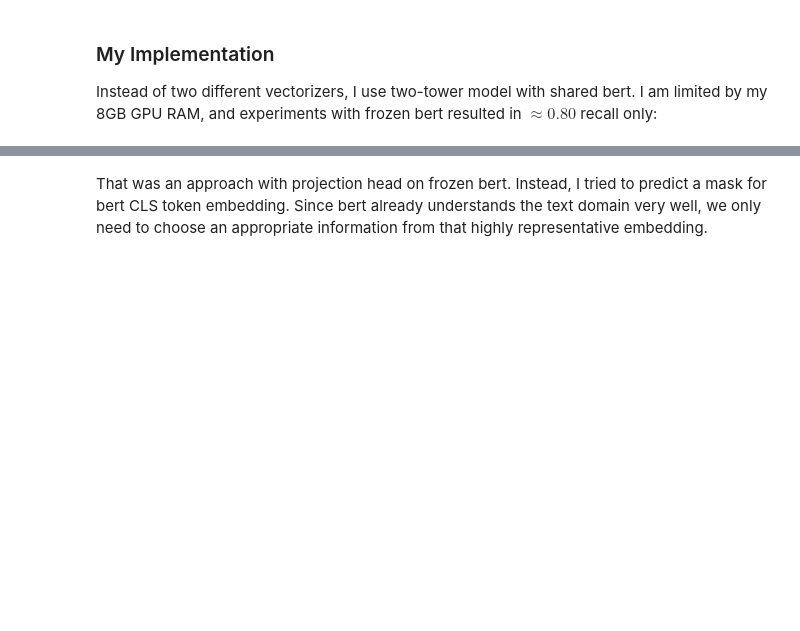
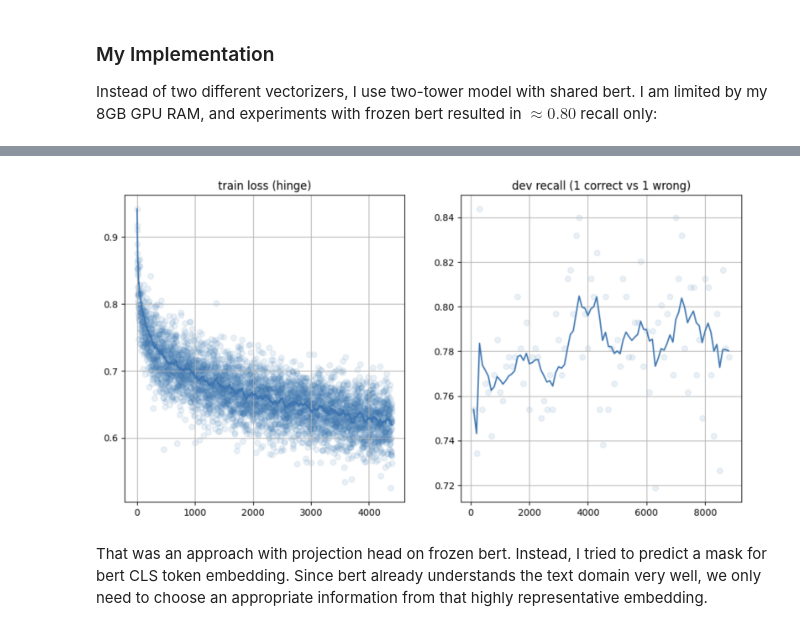
Before and after one commit to vagizD/nlp_course, a Jupyter notebook: week09_retrieval/practice-3.ipynb, the cells around one changed output, grey strips where cells are left out. Cells and saved outputs as stored; diff of their text form; code cells hidden in the pictures; blank space fills up the shorter version.

Commit message:
embed images into notebook

```diff
--- a/week09_retrieval/practice-3.ipynb
+++ b/week09_retrieval/practice-3.ipynb
@@ -125,3 +123,13 @@ Instead of two different vectorizers, I use two-tower model with shared bert. I
+# %%
+from IPython.display import Image, display
+from pathlib import Path
+
+def show_image(path):
+    display(Image(filename=Path(path)))
+# %%
+show_image("./img/recall_bad.png")
+# %% [output]
+[figure, added]
 # %% [markdown]
 That was an approach with projection head on frozen bert. Instead, I tried to predict a mask for bert CLS token embedding. Since bert already understands the text domain very well, we only need to choose an appropriate information from that highly representative embedding.
 # %%
```
Also changed, not shown: parts of 9 cells of this notebook.
